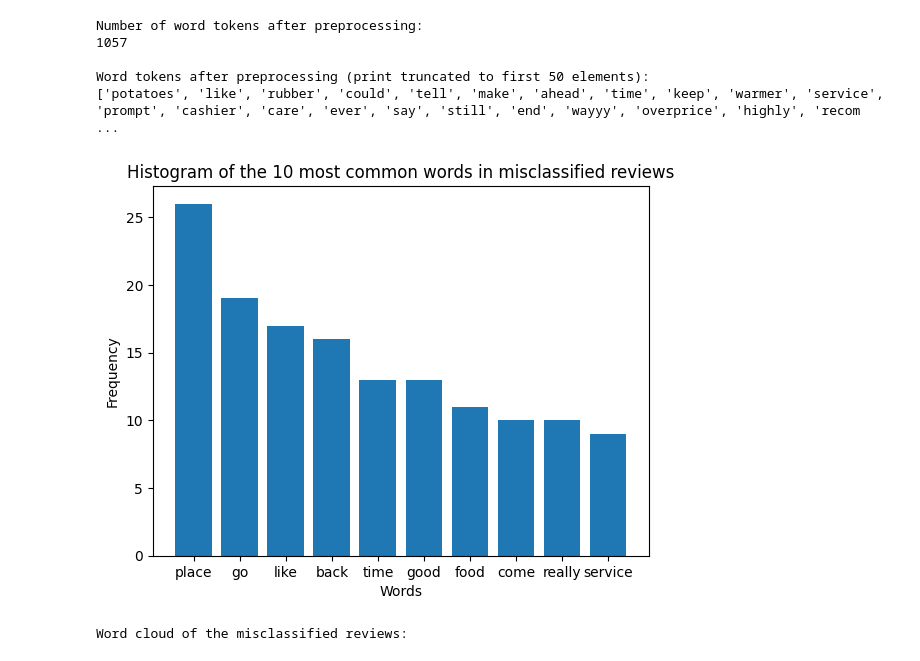
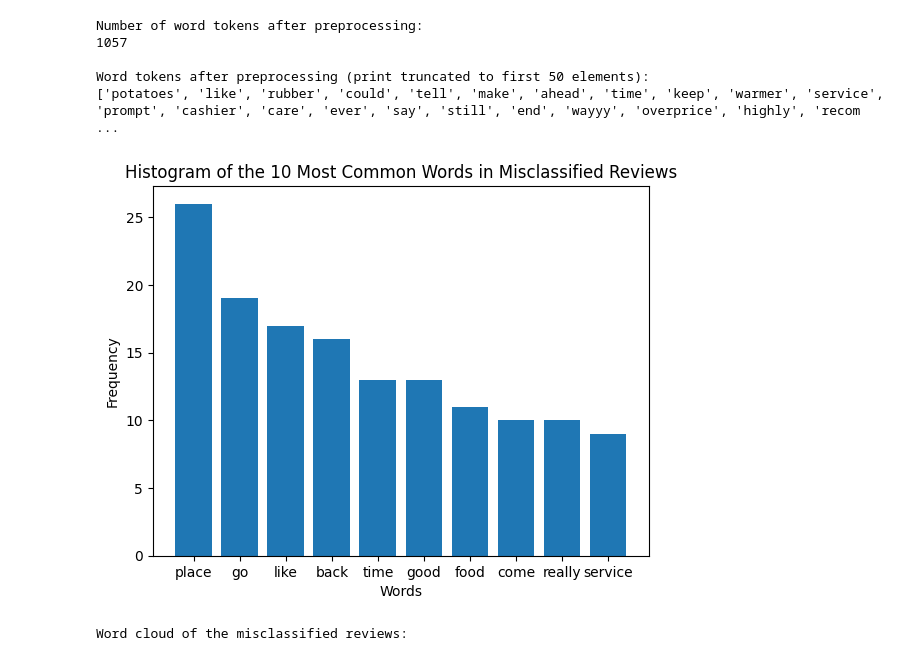
Before and after one commit to VilleKylmamaa/SentimentAnalysisMachineLearning, a Jupyter notebook: Restaurant_Review_Analysis.ipynb, the cells around one changed output. Drawn from its saved outputs; the diff is of its cells as text; code cells hidden in the pictures.

```diff
--- a/Restaurant_Review_Analysis.ipynb
+++ b/Restaurant_Review_Analysis.ipynb
@@ -712,20 +721,20 @@ Word tokens after preprocessing (print truncated to first 50 elements):
 # %%
 
 # Collect 10 most common words
 most_common_words = Counter(misclassified_reviews_preprocessed).most_common(10)
 
 # Parse the generated tuples into two different arrays
 words = [word for word, _ in most_common_words]
 counts = [counts for _, counts in most_common_words]
 
 # Plot the words and their frequency
 plt.bar(words, counts)
-plt.title("Histogram of the 10 most common words in misclassified reviews")
+plt.title("Histogram of the 10 Most Common Words in Misclassified Reviews")
 plt.ylabel("Frequency")
 plt.xlabel("Words")
 plt.show()
 # %% [output]
-[figure, old version]
+[figure, new version]
 # %%
 
 # Generate word cloud of the misclassified reviews
```
Also changed, not shown: parts of 15 cells of this notebook.
